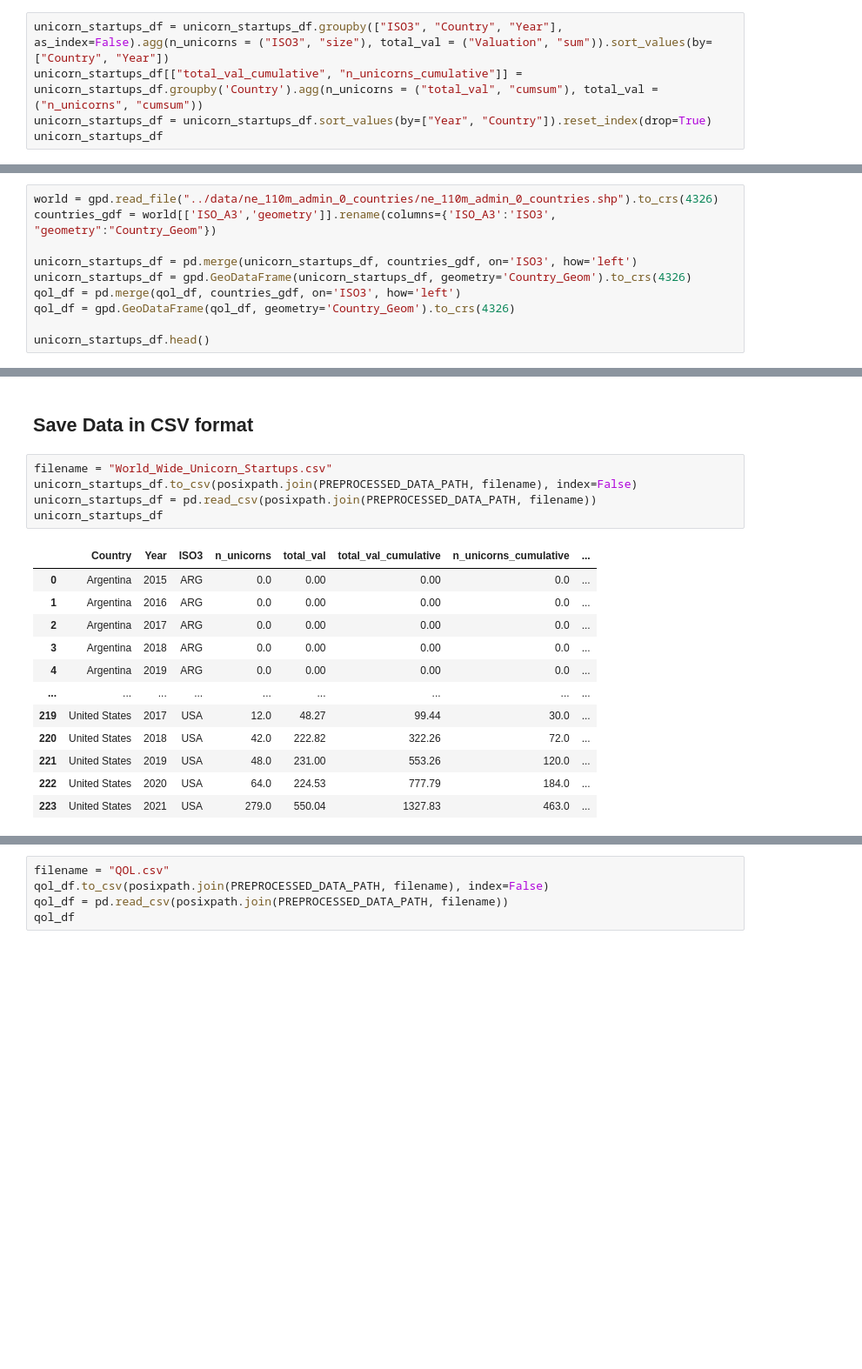
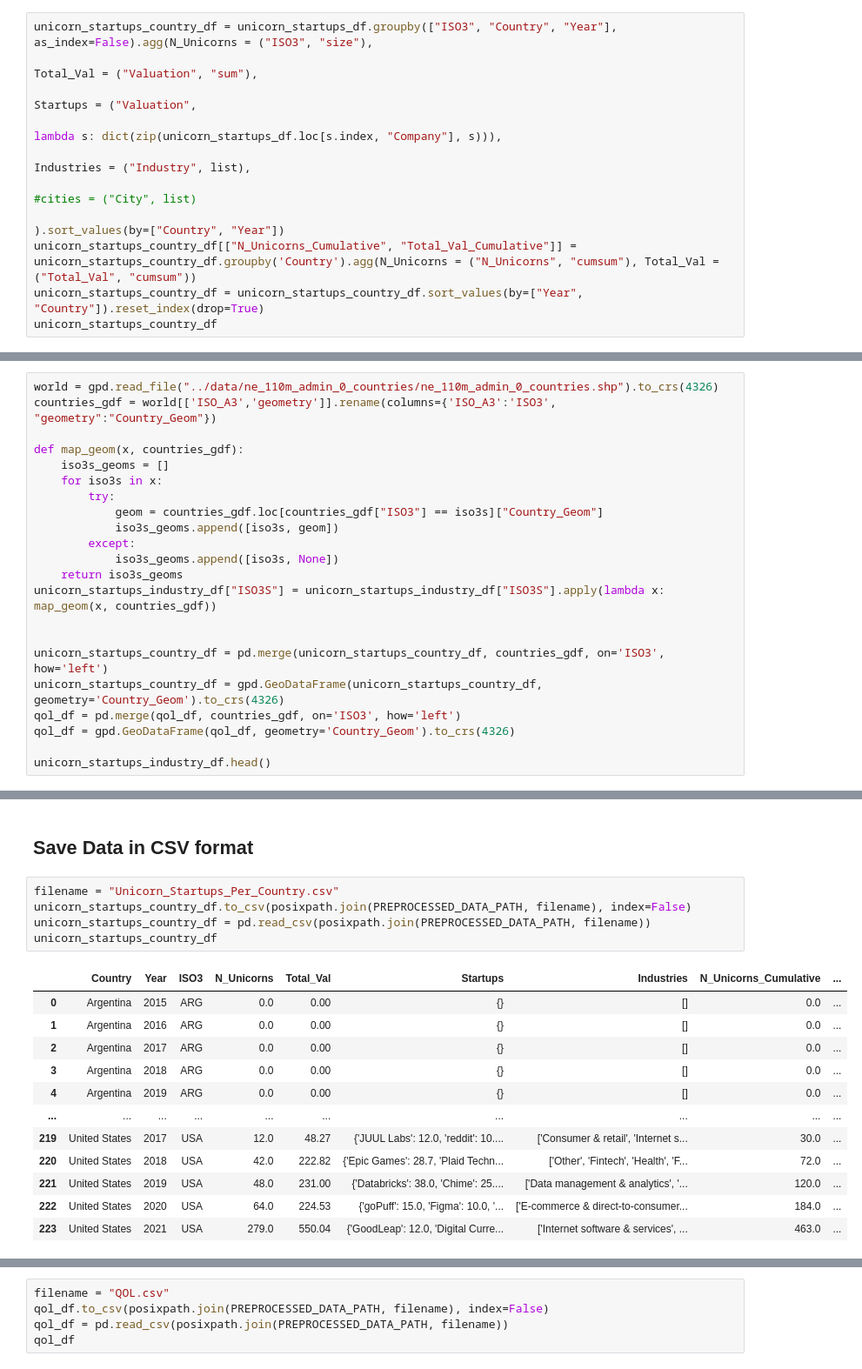
Before and after one commit to dalnakeb/Information_Visualisation_Project, a Jupyter notebook: notebooks/preprocessing.ipynb, the cells around one changed output, grey strips where cells are left out. Shown at 87% size. Drawn from its saved outputs; the diff is of its cells as text; blank space fills up the shorter version.

Commit message:
Agg per industry

```diff
--- a/notebooks/preprocessing.ipynb
+++ b/notebooks/preprocessing.ipynb
@@ -369,6 +387,12 @@ qol_df["ISO3"] = qol_df["Country"].apply(country_to_iso3)
 # %%
-unicorn_startups_df = unicorn_startups_df.groupby(["ISO3", "Country", "Year"], as_index=False).agg(n_unicorns = ("ISO3", "size"), total_val = ("Valuation", "sum")).sort_values(by=["Country", "Year"])
-unicorn_startups_df[["total_val_cumulative", "n_unicorns_cumulative"]] = unicorn_startups_df.groupby('Country').agg(n_unicorns = ("total_val", "cumsum"), total_val = ("n_unicorns", "cumsum"))
-unicorn_startups_df = unicorn_startups_df.sort_values(by=["Year", "Country"]).reset_index(drop=True)
-unicorn_startups_df
+unicorn_startups_country_df = unicorn_startups_df.groupby(["ISO3", "Country", "Year"], as_index=False).agg(N_Unicorns = ("ISO3", "size"),
+                                                                                                   Total_Val = ("Valuation", "sum"),
+                                                                                                   Startups = ("Valuation",
+                                                                                                               lambda s: dict(zip(unicorn_startups_df.loc[s.index, "Company"], s))),
+                                                                                                   Industries = ("Industry", list),
+                                                                                                   #cities = ("City", list)
+                                                                                                  ).sort_values(by=["Country", "Year"])
+unicorn_startups_country_df[["N_Unicorns_Cumulative", "Total_Val_Cumulative"]] = unicorn_startups_country_df.groupby('Country').agg(N_Unicorns = ("N_Unicorns", "cumsum"), Total_Val = ("Total_Val", "cumsum"))
+unicorn_startups_country_df = unicorn_startups_country_df.sort_values(by=["Year", "Country"]).reset_index(drop=True)
+unicorn_startups_country_df
 # %% [output]
@@ -444,10 +570,22 @@ unicorn_startups_df
 world = gpd.read_file("../data/ne_110m_admin_0_countries/ne_110m_admin_0_countries.shp").to_crs(4326)
 countries_gdf = world[['ISO_A3','geometry']].rename(columns={'ISO_A3':'ISO3', "geometry":"Country_Geom"})
 
-unicorn_startups_df = pd.merge(unicorn_startups_df, countries_gdf, on='ISO3', how='left')
-unicorn_startups_df = gpd.GeoDataFrame(unicorn_startups_df, geometry='Country_Geom').to_crs(4326)
+def map_geom(x, countries_gdf):
+    iso3s_geoms = []
+    for iso3s in x:
+        try:
+            geom = countries_gdf.loc[countries_gdf["ISO3"] == iso3s]["Country_Geom"]
+            iso3s_geoms.append([iso3s, geom])
+        except:
+            iso3s_geoms.append([iso3s, None])
+    return iso3s_geoms
+unicorn_startups_industry_df["ISO3S"] = unicorn_startups_industry_df["ISO3S"].apply(lambda x: map_geom(x, countries_gdf))
+
+
+unicorn_startups_country_df = pd.merge(unicorn_startups_country_df, countries_gdf, on='ISO3', how='left')
+unicorn_startups_country_df = gpd.GeoDataFrame(unicorn_startups_country_df, geometry='Country_Geom').to_crs(4326)
 qol_df = pd.merge(qol_df, countries_gdf, on='ISO3', how='left')
 qol_df = gpd.GeoDataFrame(qol_df, geometry='Country_Geom').to_crs(4326)
 
-unicorn_startups_df.head()
+unicorn_startups_industry_df.head()
 # %% [output]
@@ -469,20 +616,20 @@ qol_df.head()
 # %% [markdown]
 ## Save Data in CSV format
 # %%
-filename = "World_Wide_Unicorn_Startups.csv"
-unicorn_startups_df.to_csv(posixpath.join(PREPROCESSED_DATA_PATH, filename), index=False)
-unicorn_startups_df = pd.read_csv(posixpath.join(PREPROCESSED_DATA_PATH, filename))
-unicorn_startups_df
+filename = "Unicorn_Startups_Per_Country.csv"
+unicorn_startups_country_df.to_csv(posixpath.join(PREPROCESSED_DATA_PATH, filename), index=False)
+unicorn_startups_country_df = pd.read_csv(posixpath.join(PREPROCESSED_DATA_PATH, filename))
+unicorn_startups_country_df
 # %% [output]
-|  | Country | Year | ISO3 | n_unicorns | total_val | total_val_cumulative | n_unicorns_cumulative | ... |
-| 0 | Argentina | 2015 | ARG | 0.0 | 0.00 | 0.00 | 0.0 | ... |
-| 1 | Argentina | 2016 | ARG | 0.0 | 0.00 | 0.00 | 0.0 | ... |
-| 2 | Argentina | 2017 | ARG | 0.0 | 0.00 | 0.00 | 0.0 | ... |
-| 3 | Argentina | 2018 | ARG | 0.0 | 0.00 | 0.00 | 0.0 | ... |
-| 4 | Argentina | 2019 | ARG | 0.0 | 0.00 | 0.00 | 0.0 | ... |
-| ... | ... | ... | ... | ... | ... | ... | ... | ... |
-| 219 | United States | 2017 | USA | 12.0 | 48.27 | 99.44 | 30.0 | ... |
-| 220 | United States | 2018 | USA | 42.0 | 222.82 | 322.26 | 72.0 | ... |
-| 221 | United States | 2019 | USA | 48.0 | 231.00 | 553.26 | 120.0 | ... |
-| 222 | United States | 2020 | USA | 64.0 | 224.53 | 777.79 | 184.0 | ... |
-| 223 | United States | 2021 | USA | 279.0 | 550.04 | 1327.83 | 463.0 | ... |
+|  | Country | Year | ISO3 | N_Unicorns | Total_Val | Startups | Industries | N_Unicorns_Cumulative | ... |
+| 0 | Argentina | 2015 | ARG | 0.0 | 0.00 | {} | [] | 0.0 | ... |
+| 1 | Argentina | 2016 | ARG | 0.0 | 0.00 | {} | [] | 0.0 | ... |
+| 2 | Argentina | 2017 | ARG | 0.0 | 0.00 | {} | [] | 0.0 | ... |
+| 3 | Argentina | 2018 | ARG | 0.0 | 0.00 | {} | [] | 0.0 | ... |
+| 4 | Argentina | 2019 | ARG | 0.0 | 0.00 | {} | [] | 0.0 | ... |
+| ... | ... | ... | ... | ... | ... | ... | ... | ... | ... |
+| 219 | United States | 2017 | USA | 12.0 | 48.27 | {'JUUL Labs': 12.0, 'reddit': 10.... | ['Consumer & retail', 'Internet s... | 30.0 | ... |
+| 220 | United States | 2018 | USA | 42.0 | 222.82 | {'Epic Games': 28.7, 'Plaid Techn... | ['Other', 'Fintech', 'Health', 'F... | 72.0 | ... |
+| 221 | United States | 2019 | USA | 48.0 | 231.00 | {'Databricks': 38.0, 'Chime': 25.... | ['Data management & analytics', '... | 120.0 | ... |
+| 222 | United States | 2020 | USA | 64.0 | 224.53 | {'goPuff': 15.0, 'Figma': 10.0, '... | ['E-commerce & direct-to-consumer... | 184.0 | ... |
+| 223 | United States | 2021 | USA | 279.0 | 550.04 | {'GoodLeap': 12.0, 'Digital Curre... | ['Internet software & services', ... | 463.0 | ... |
```
Also changed, not shown: parts of 21 cells of this notebook, 2 other files.
